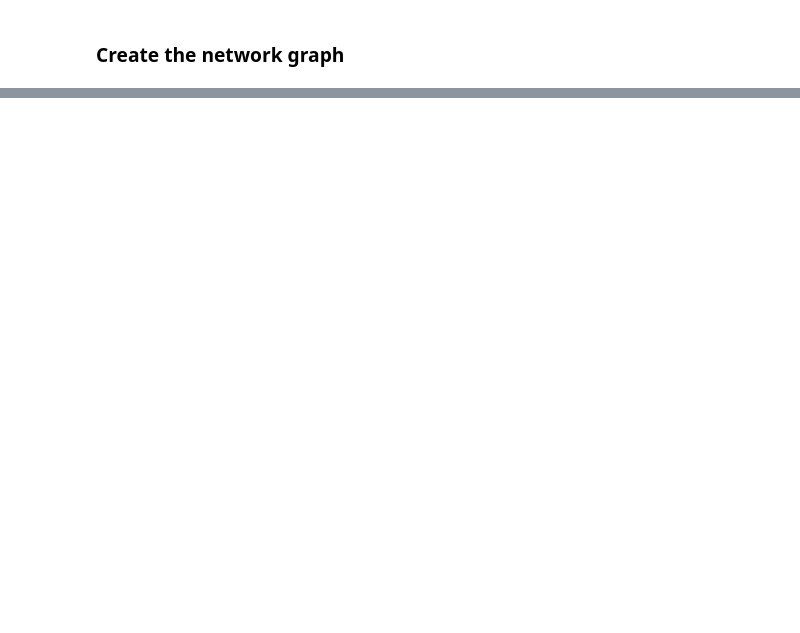
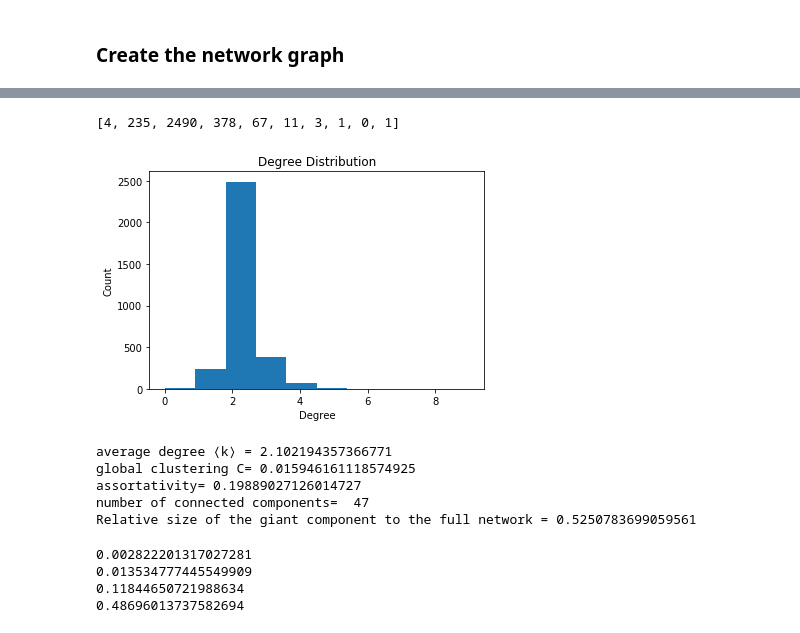
Before and after one commit to mathiasluethi/network-science-final-project, a Jupyter notebook: Network Science Final Project.ipynb, the cells around one changed output, grey strips where cells are left out. Saved outputs shown, nothing was run; the diff lists cells and outputs as text; code cells hidden in the pictures; blank space fills up the shorter version.

Commit message:
added some first evaluations of the network, mainly from the exercises

```diff
--- a/Network Science Final Project.ipynb
+++ b/Network Science Final Project.ipynb
@@ -32,9 +35,10 @@ display(netzsegment.head())
 # %% [markdown]
 ### Create the network graph
 # %%
+#The nodes have their name and geometry(location) associated
 G = nx.Graph()
 for index, row in netzknoten.iterrows():
-    G.add_node(row.xtf_id)
+    G.add_node(row.xtf_id, geometry = row.geometry, name = row.Betriebspunkt_Name)
 
 for index, row in netzsegment.iterrows():
     G.add_edge(row.rAnfangsknoten, row.rEndknoten)
@@ -42,0 +72,54 @@ nx.draw(G, node_size=1, edge_color="r")
+# %%
+#Degree Distribution of the network
+hist = nx.degree_histogram(G)
+print(hist)
+plt.title("Degree Distribution")
+plt.ylabel("Count")
+plt.xlabel("Degree")
+plt.hist(degree_sequence, bins = len(hist))
+
+plt.show()
+# %% [output]
+[4, 235, 2490, 378, 67, 11, 3, 1, 0, 1]
+[figure, added]
+# %%
+#Some figures for the network: average degree <k>, global clustering coefficient C, assortativity etc.
+degree_sequence = [d for n, d in G.degree()]
+
+average_degree = sum(degree_sequence)/len(degree_sequence)
+print("average degree ⟨k⟩ =",average_degree)
+
+C = sum(nx.clustering(G).values())/len(nx.clustering(G).values())
+print("global clustering C=", C)
+
+assortativity = nx.degree_assortativity_coefficient(G)
+print("assortativity=",assortativity)
+
+print("number of connected components= ", nx.number_connected_components(G))
+
+largest_cc = max(nx.connected_components(G), key=len)
+number_largest_cc = len(largest_cc)
+number_nodes = len(G.nodes())
+print("Relative size of the giant component to the full network =", number_largest_cc/number_nodes)
+# %% [output]
+average degree ⟨k⟩ = 2.102194357366771
+global clustering C= 0.015946161118574925
+assortativity= 0.19889027126014727
+number of connected components=  47
+Relative size of the giant component to the full network = 0.5250783699059561
+# %%
+#Centralities  (Do we need the correlations between them??)
+degree = sorted(list(nx.degree_centrality(G).values()), reverse =True)
+closeness = sorted(list(nx.closeness_centrality(G).values()), reverse =True)
+betweenness = sorted(list(nx.betweenness_centrality(G).values()), reverse =True)
+eigenvector = sorted(list(nx.eigenvector_centrality(G).values()), reverse =True)
+
+print(max(degree))
+print(max(closeness))
+print(max(betweenness))
+print(max(eigenvector))
+# %% [output]
+0.002822201317027281
+0.013534777445549909
+0.11844650721988634
+0.48696013737582694
```
Also changed, not shown: parts of 8 cells of this notebook, 1 other file.
